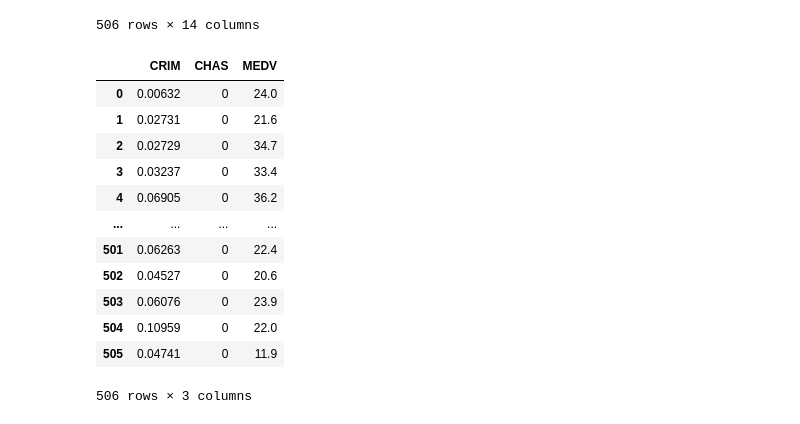
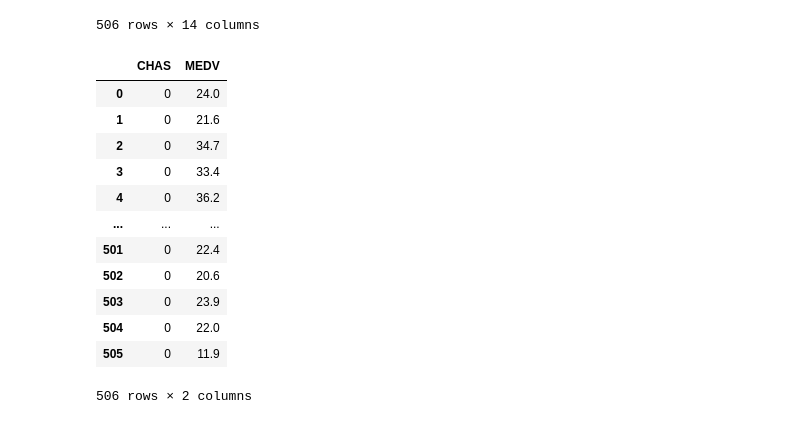
Before and after one commit to cdigap/MLAS_ASSESSMENT, a Jupyter notebook: Boston House Prices - MLAS - Assessment .ipynb, the cells around one changed output. Saved outputs shown, nothing was run; the diff lists cells and outputs as text; code cells hidden in the pictures.

```diff
--- a/Boston House Prices - MLAS - Assessment .ipynb
+++ b/Boston House Prices - MLAS - Assessment .ipynb
@@ -276,19 +276,20 @@ df
 | 505 | 0.04741 | 0.0 | 11.93 | 0 | 0.573 | 6.030 | 80.8 | 2.5050 | 1 | 273 | 21.0 | ... |
 506 rows × 14 columns
 # %%
-df = df[["CRIM","CHAS","MEDV"]]
+##df = df[["CRIM","CHAS","DIS","MEDV"]]
+df = df[["CHAS","MEDV"]]
 df
 # %% [output]
-|  | CRIM | CHAS | MEDV |
-| 0 | 0.00632 | 0 | 24.0 |
-| 1 | 0.02731 | 0 | 21.6 |
-| 2 | 0.02729 | 0 | 34.7 |
-| 3 | 0.03237 | 0 | 33.4 |
-| 4 | 0.06905 | 0 | 36.2 |
-| ... | ... | ... | ... |
-| 501 | 0.06263 | 0 | 22.4 |
-| 502 | 0.04527 | 0 | 20.6 |
-| 503 | 0.06076 | 0 | 23.9 |
-| 504 | 0.10959 | 0 | 22.0 |
-| 505 | 0.04741 | 0 | 11.9 |
+|  | CHAS | MEDV |
+| 0 | 0 | 24.0 |
+| 1 | 0 | 21.6 |
+| 2 | 0 | 34.7 |
+| 3 | 0 | 33.4 |
+| 4 | 0 | 36.2 |
+| ... | ... | ... |
+| 501 | 0 | 22.4 |
+| 502 | 0 | 20.6 |
+| 503 | 0 | 23.9 |
+| 504 | 0 | 22.0 |
+| 505 | 0 | 11.9 |
-506 rows × 3 columns
+506 rows × 2 columns
```
Also changed, not shown: parts of 14 cells of this notebook.
